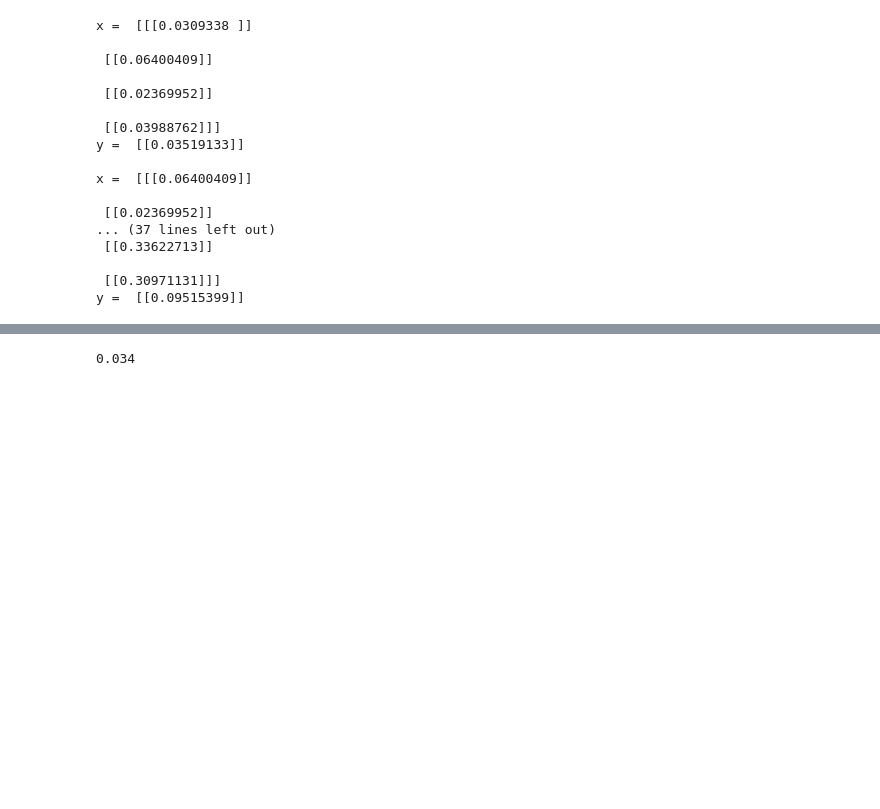
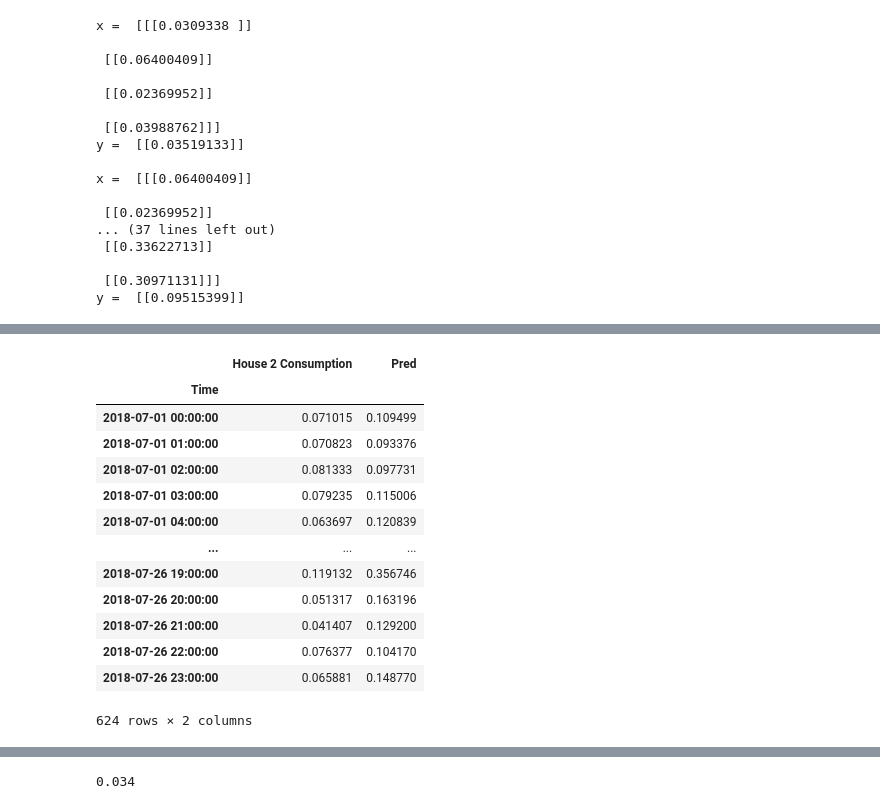
Before and after one commit to filipxg/Neighborhood-Electricity-Simulation, a Jupyter notebook: Notebooks/HousePrediction.ipynb, the cells around one changed output, grey strips where cells are left out. Cells and saved outputs as stored; diff of their text form; code cells hidden in the pictures; blank space fills up the shorter version.

```diff
--- a/Notebooks/HousePrediction.ipynb
+++ b/Notebooks/HousePrediction.ipynb
@@ -214,0 +517,17 @@ df_house2_test['Pred'] = results
+# %%
+df_house2_test
+# %% [output]
+|  | House 2 Consumption | Pred |
+| Time |  |  |
+| 2018-07-01 00:00:00 | 0.071015 | 0.109499 |
+| 2018-07-01 01:00:00 | 0.070823 | 0.093376 |
+| 2018-07-01 02:00:00 | 0.081333 | 0.097731 |
+| 2018-07-01 03:00:00 | 0.079235 | 0.115006 |
+| 2018-07-01 04:00:00 | 0.063697 | 0.120839 |
+| ... | ... | ... |
+| 2018-07-26 19:00:00 | 0.119132 | 0.356746 |
+| 2018-07-26 20:00:00 | 0.051317 | 0.163196 |
+| 2018-07-26 21:00:00 | 0.041407 | 0.129200 |
+| 2018-07-26 22:00:00 | 0.076377 | 0.104170 |
+| 2018-07-26 23:00:00 | 0.065881 | 0.148770 |
+624 rows × 2 columns
```
Also changed, not shown: parts of 27 cells of this notebook, 6 other files.
